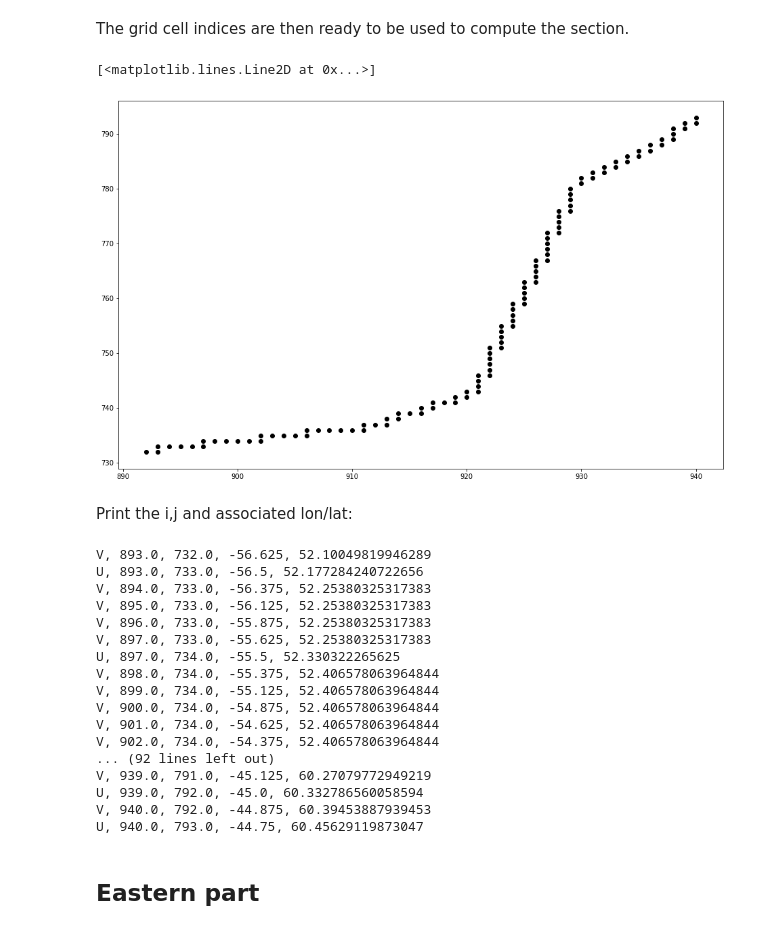
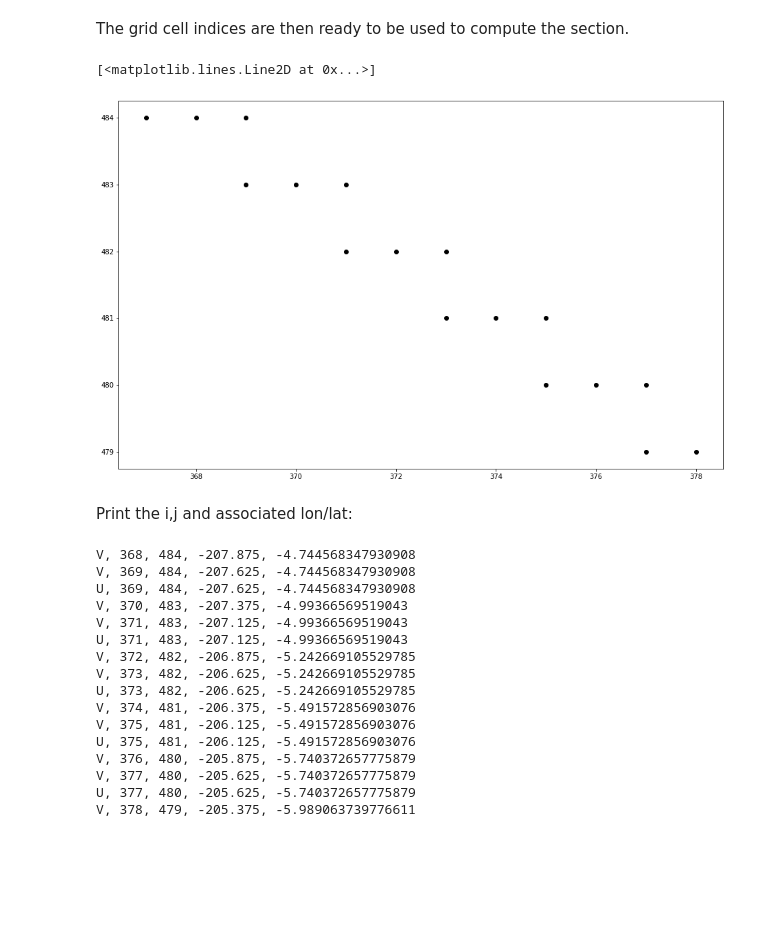
Before and after one commit to disandroa/sectionate, a Jupyter notebook: examples/aki_example2.ipynb, the cells around one changed output. Cells and saved outputs as stored; diff of their text form; code cells hidden in the pictures; blank space fills up the shorter version.

```diff
--- a/examples/aki_example2.ipynb
+++ b/examples/aki_example2.ipynb
@@ -64,2 +59,7 @@ East_section_lons=[-204.7383, -204.4901]
+# %%
+lat1= -4.495381
+lon1= -208.21236
+lat2= -5.989064
+lon2= -205.234668
 # %% [markdown]
 ## Western part
@@ -82,0 +97,2 @@ KeyboardInterrupt:
+# %%
+isec, jsec, xsec, ysec = sectionate.create_section(grid['lon'], grid['lat'], lon1, lat1, lon2, lat2)
@@ -93,43 +111,40 @@ The grid cell indices are then ready to be used to compute the section.
 # %%
 # double check for missing points
 plt.figure(figsize=[16,10])
-plt.plot(iwest, jwest, 'ko')
+plt.plot(isec, jsec, 'ko')
 # %% [output]
 [<matplotlib.lines.Line2D at 0x...>]
-[figure, old version]
+[figure, new version]
 # %% [markdown]
 Print the i,j and associated lon/lat:
 # %%
-uvpoints = sectionate.transports_C.MOM6_UVpoints_from_section(iwest, jwest)
+uvpoints = sectionate.transports_C.MOM6_UVpoints_from_section(isec, jsec)
 
 for point in uvpoints:
     pttype, i, j = point
     i = int(i)
     j = int(j)
     if pttype == 'U':
-        lon = grid['geolon_c'].isel(xu_ocean=i, yu_ocean=j).values
-        lat = grid['geolat_t'].isel(xt_ocean=i, yt_ocean=j).values
+        lon = grid['lon'].isel(x=i, y=j).values
+        lat = grid['lat'].isel(x=i, y=j).values
     elif pttype == 'V':
-        lon = grid['geolon_t'].isel(xt_ocean=i, yt_ocean=j).values
-        lat = grid['geolat_c'].isel(xu_ocean=i, yu_ocean=j).values
+        lon = grid['lon'].isel(x=i, y=j).values
+        lat = grid['lat'].isel(x=i, y=j).values
     print(f'{point[0]}, {point[1]}, {point[2]}, {lon}, {lat}')
 # %% [output]
-V, 893.0, 732.0, -56.625, 52.10049819946289
-U, 893.0, 733.0, -56.5, 52.177284240722656
-V, 894.0, 733.0, -56.375, 52.25380325317383
-V, 895.0, 733.0, -56.125, 52.25380325317383
-V, 896.0, 733.0, -55.875, 52.25380325317383
-V, 897.0, 733.0, -55.625, 52.25380325317383
-U, 897.0, 734.0, -55.5, 52.330322265625
-V, 898.0, 734.0, -55.375, 52.406578063964844
-V, 899.0, 734.0, -55.125, 52.406578063964844
-V, 900.0, 734.0, -54.875, 52.406578063964844
-V, 901.0, 734.0, -54.625, 52.406578063964844
-V, 902.0, 734.0, -54.375, 52.406578063964844
-... (92 lines left out)
-V, 939.0, 791.0, -45.125, 60.27079772949219
-U, 939.0, 792.0, -45.0, 60.332786560058594
-V, 940.0, 792.0, -44.875, 60.39453887939453
-U, 940.0, 793.0, -44.75, 60.45629119873047
+V, 368, 484, -207.875, -4.744568347930908
+V, 369, 484, -207.625, -4.744568347930908
+U, 369, 484, -207.625, -4.744568347930908
+V, 370, 483, -207.375, -4.99366569519043
+V, 371, 483, -207.125, -4.99366569519043
+U, 371, 483, -207.125, -4.99366569519043
+V, 372, 482, -206.875, -5.242669105529785
+V, 373, 482, -206.625, -5.242669105529785
+U, 373, 482, -206.625, -5.242669105529785
+V, 374, 481, -206.375, -5.491572856903076
+V, 375, 481, -206.125, -5.491572856903076
+U, 375, 481, -206.125, -5.491572856903076
+V, 376, 480, -205.875, -5.740372657775879
+V, 377, 480, -205.625, -5.740372657775879
+U, 377, 480, -205.625, -5.740372657775879
+V, 378, 479, -205.375, -5.989063739776611
-# %% [markdown]
-## Eastern part
```
Also changed, not shown: parts of 13 cells of this notebook.
